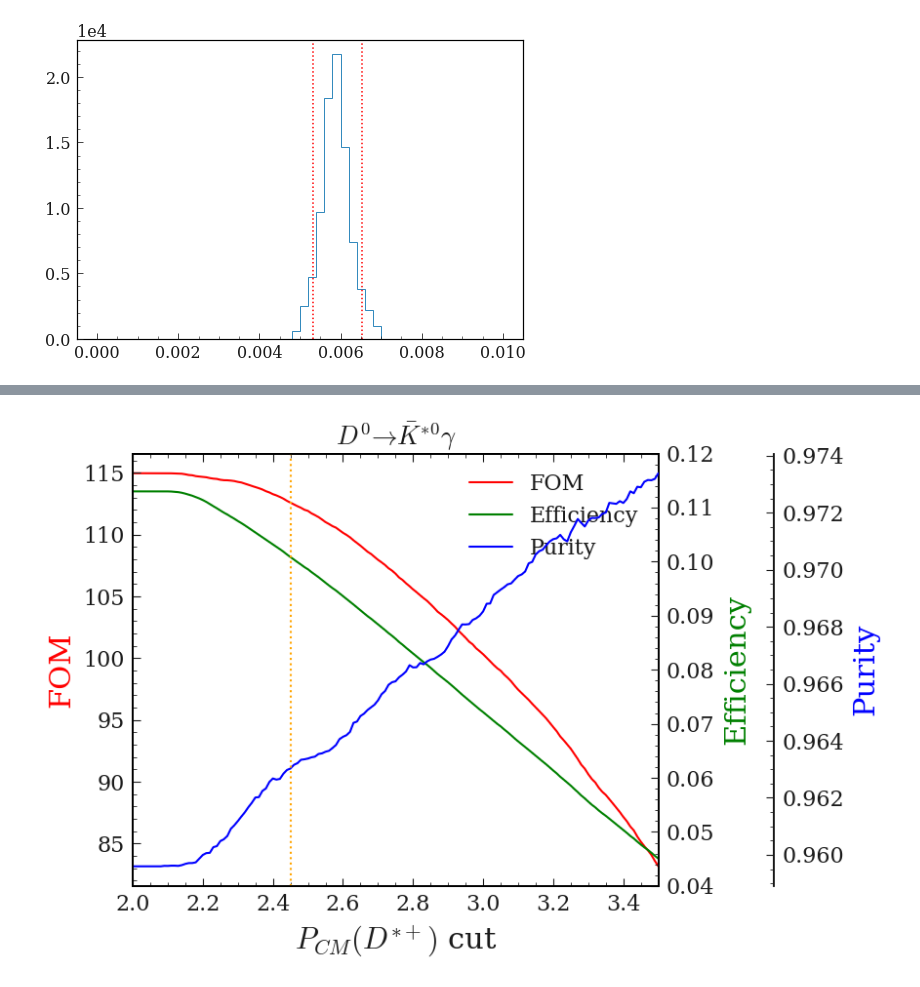
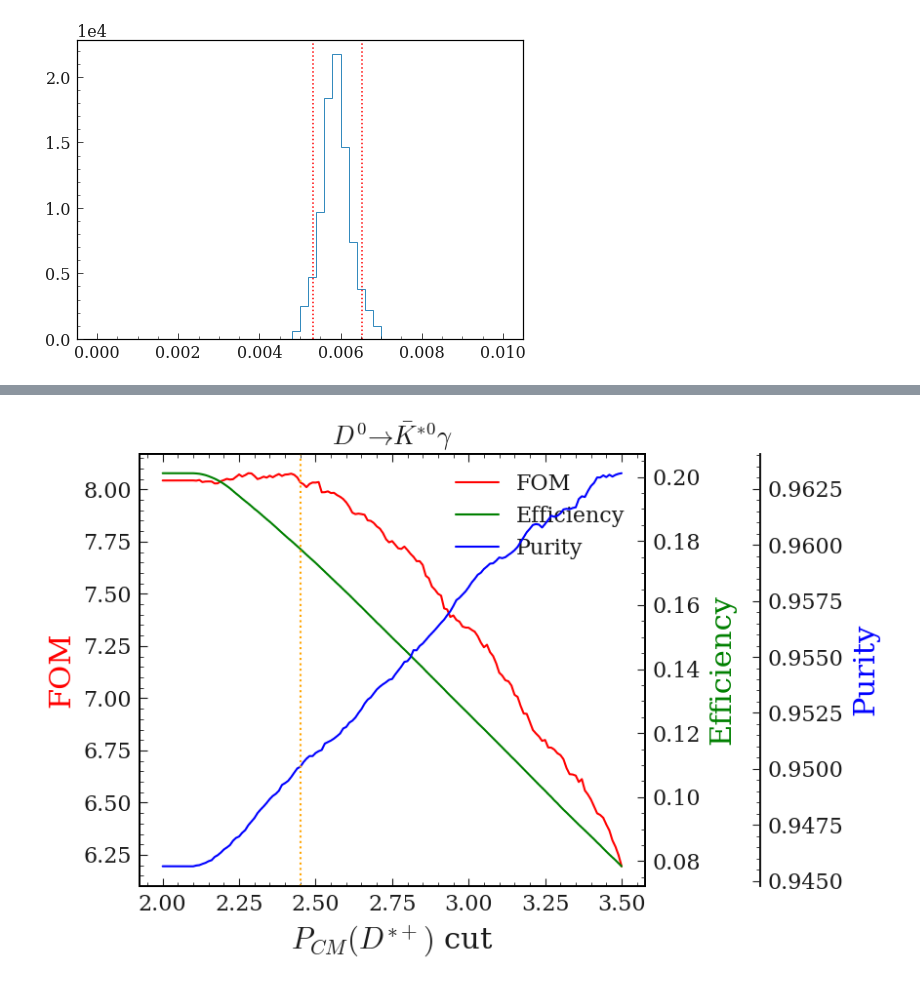
Before and after one commit to jykim-physics/DRAW_and_FITTING, a Jupyter notebook: main/DRAW_1D/kekcc_Kstarg.ipynb, the cells around one changed output, grey strips where cells are left out. Saved outputs shown, nothing was run; the diff lists cells and outputs as text; code cells hidden in the pictures.

```diff
--- a/main/DRAW_1D/kekcc_Kstarg.ipynb
+++ b/main/DRAW_1D/kekcc_Kstarg.ipynb
@@ -474,7 +475,7 @@ def calculate_eff( bkg_pd, sig_pd, cut_list):
 
         nsig = len(temp_sig_pd)
 
-        eff = nsig/(5e+5)
+        eff = nsig/(1e+6*0.6657)
         eff_list.append(eff)
 
     return eff_list
@@ -513,8 +514,13 @@ phig_bkg_pre_ext_all = pd.concat([phig_pre_extraction_ccbar,
 #sigMC_file_loc = '/group/belle/users/jaeyoung/storage/01_recon/antiKstar/trainv2_pre_signalMC_recon_mdst_antiKstar.root'
 sigMC_file_loc = '/media/jykim/T7/storage/01_recon/antiKstar/gE_700MEV_signalMC_recon_mdst_antiKstar.root'
 sigMC_file_loc = '/media/jykim/T7/storage/01_recon/antiKstar/trainv2new_pre_extraction_signalMC_recon_mdst_antiKstar.root'
+sigMC_file_loc = '/media/jykim/T7/storage/01_recon/antiKstar/trainv2new_0009_Q_pre_extract_signalMC_recon_mdst_antiKstar.root'
+sigMC_file_loc = '/media/jykim/T7/storage/01_recon/antiKstar/v2_pre_omega_const_signalMC_recon_mdst_antiKstar.root'
+sigMC_file_loc = base_file_loc + 'topo/resultfile/result_antiKstar/standard.root'
 
-base_filter='Pis_charge==1 && D0_M>1.67 && D0_M<2.06 && Dstarp_isSignal==1 && abs(antiKstar_M - 0.89555)< 0.06 && abs(Dstarp_Q-0.00593)<0.0010'
+base_filter='antiKstar_rank_Dstp==1 && D0_M>1.67 && D0_M<2.06 && Dstarp_isSignal==1 && abs(antiKstar_M - 0.89555)< 0.06 && abs(Dstarp_Q-0.00593)<0.002'
+base_filter='antiKstar_rank_Dstp==1 && D0_M>1.67 && D0_M<2.06 && abs(antiKstar_M - 0.89555)< 0.06 && abs(Dstarp_Q-0.00593)<0.002'
+base_filter += '&& iCascDcyBrP_Dst_0 ==30'
 variables=['D0_M','D0_cosHel_0','antiKstar_M','Dstarp_Q','Dstarp_CMS_p','Dstarp_isSignal']
 tree='antiKstar'
 
@@ -535,8 +536,14 @@ plt.plot(FOM_cut_list,eff_phig_list);
 #sigMC_file_loc = '/group/belle/users/jaeyoung/storage/01_recon/antiKstar/trainv2_pre_signalMC_recon_mdst_antiKstar.root'
 sigMC_file_loc = '/media/jykim/T7/storage/01_recon/antiKstar/gE_700MEV_signalMC_recon_mdst_antiKstar.root'
 sigMC_file_loc = '/media/jykim/T7/storage/01_recon/antiKstar/trainv2new_pre_extraction_signalMC_recon_mdst_antiKstar.root'
+sigMC_file_loc = '/media/jykim/T7/storage/01_recon/antiKstar/trainv2new_0009_Q_pre_extract_signalMC_recon_mdst_antiKstar.root'
+sigMC_file_loc = '/media/jykim/T7/storage/01_recon/antiKstar/v2_pre_omega_const_signalMC_recon_mdst_antiKstar.root'
+# sigMC_file_loc = base_file_loc + 'topo/resultfile/result_antiKstar/standard.root'
 
 base_filter='Pis_charge==1 && D0_M>1.67 && D0_M<2.06  && abs(antiKstar_M - 0.89555)< 0.06  && abs(Dstarp_Q-0.00593)<0.0010'
+base_filter='antiKstar_rank_Dstp==1 && D0_M>1.67 && D0_M<2.06 && abs(antiKstar_M - 0.89555)< 0.06 && abs(Dstarp_Q-0.00593)<0.002'
+# base_filter += '&& iCascDcyBrP_Dst_0 !=30'
+
 variables=['D0_M','D0_cosHel_0','antiKstar_M','Dstarp_Q','Dstarp_CMS_p','Dstarp_isSignal']
 tree='antiKstar'
 
@@ -550,0 +558,3 @@ plt.plot(FOM_cut_list,purity_phig_list);
+# %%
+eff_phig_list = calculate_eff(phig_bkg_pre_ext_all, pd_phigamma_isSignal_all_sigMC, FOM_cut_list)
+plt.plot(FOM_cut_list,eff_phig_list);
@@ -563,10 +575,10 @@ par1 = host.twinx()
 par2 = host.twinx()
 
 
-host.set_xlim(2, 3.5)
+#host.set_xlim(2, 3.5)
 # host.set_ylim(0, 2)
 #par2.set_ylim(0.94, 0.99)
-par1.set_ylim(0.04,0.12 )
+#par1.set_ylim(0.04,0.12 )
 
 
 # par2.axis["right"] = new_fixed_axis(loc="right", axes=par2,
@@ -593,34 +605,34 @@ lns = [p1, p2, p3]
 host.legend(handles=lns, loc='upper right')
 
 # right, left, top, bottom
 offset = 85
 par2.spines['right'].set_position(('outward', offset))
 
 # no x-ticks
 # par2.xaxis.set_ticks([])
 
 # Sometimes handy, same for xaxis
 # par2.yaxis.set_ticks_position('right')
 
 # Move "Velocity"-axis to the left
 # par2.spines['left'].set_position(('outward', 60))
 # par2.spines['left'].set_visible(True)
 # par2.yaxis.set_label_position('left')
 # par2.yaxis.set_ticks_position('left')
 
 host.yaxis.label.set_color(p1.get_color())
 par1.yaxis.label.set_color(p2.get_color())
 par2.yaxis.label.set_color(p3.get_color())
 
 plt.title(r'$D^0 \to \bar{K}^{*0} \gamma$')
 plt.axvline(x=2.45,  color='orange', linestyle='dotted')
 
 # Adjust spacings w.r.t. figsize
 fig.tight_layout()
 # Alternatively: bbox_inches='tight' within the plt.savefig function
 #                (overwrites figsize)
 # %% [output]
-[figure, old version]
+[figure, new version]
 # %%
 max_index= FOM_phig_list.index(max(FOM_phig_list))
 FOM_cut_list[max_index]
```
Also changed, not shown: parts of 25 cells of this notebook, 29 other files.
